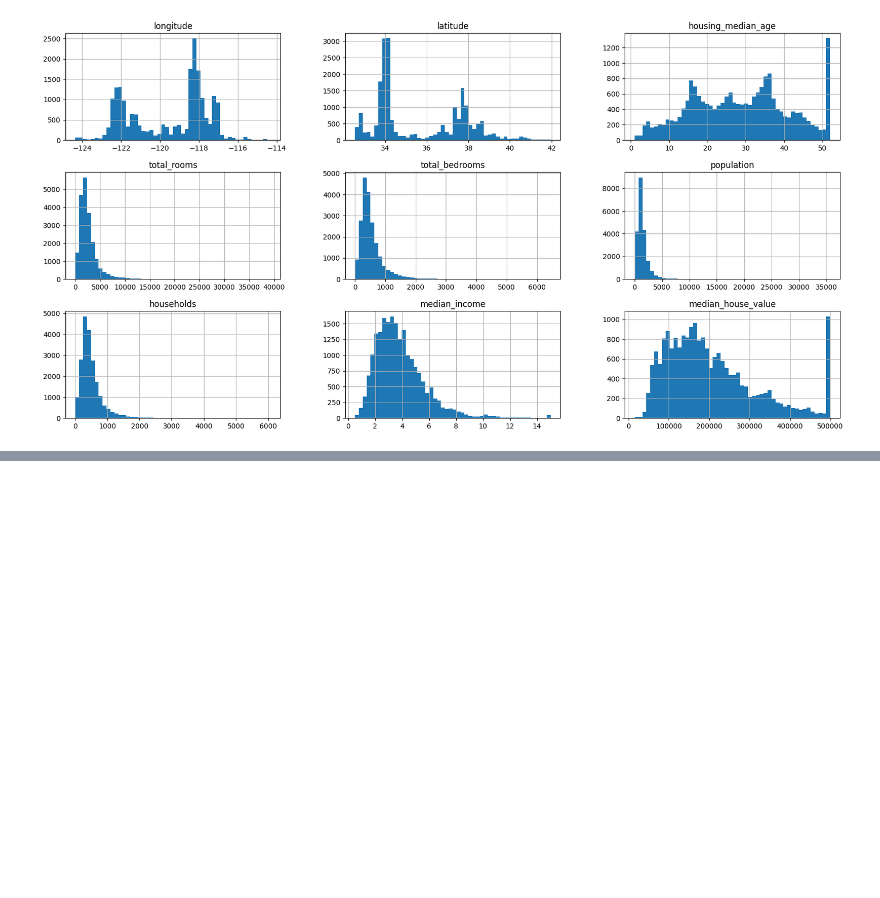
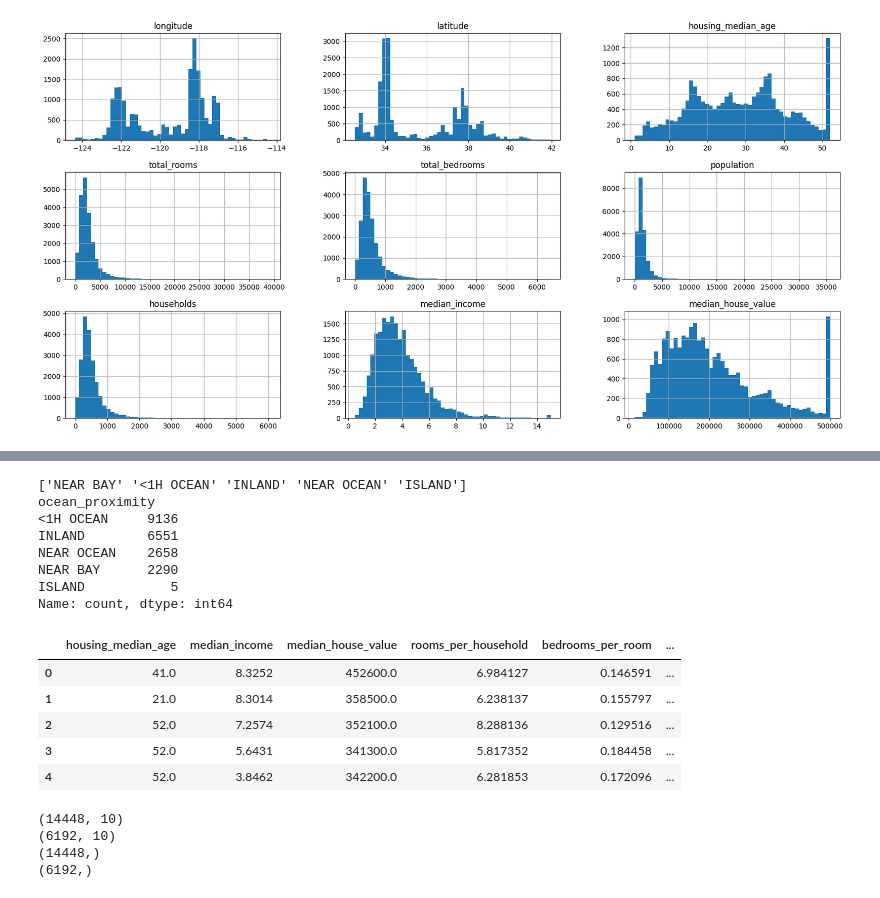
Before and after one commit to nafiul-nipu/AI-Machine-Learning-Practice, a Jupyter notebook: AI_Foundations_ML/CAHousingPrediction.ipynb, the cells around one changed output, grey strips where cells are left out. Saved outputs shown, nothing was run; the diff lists cells and outputs as text; code cells hidden in the pictures; blank space fills up the shorter version.

```diff
--- a/AI_Foundations_ML/CAHousingPrediction.ipynb
+++ b/AI_Foundations_ML/CAHousingPrediction.ipynb
@@ -62,0 +188,28 @@ plt.show()
+# %%
+# convert the categorical data to numerical using one shot method
+
+# unique values
+print(df.ocean_proximity.unique())
+
+# value counts
+print(df['ocean_proximity'].value_counts())
+
+# make them numeric using pandas get_dummies
+df_new = pd.get_dummies(data=df, columns=['ocean_proximity'])
+
+df_new.head()
+# %% [output]
+['NEAR BAY' '<1H OCEAN' 'INLAND' 'NEAR OCEAN' 'ISLAND']
+ocean_proximity
+<1H OCEAN     9136
+INLAND        6551
+NEAR OCEAN    2658
+NEAR BAY      2290
+ISLAND           5
+Name: count, dtype: int64
+|  | housing_median_age | median_income | median_house_value | rooms_per_household | bedrooms_per_room | ... |
+| 0 | 41.0 | 8.3252 | 452600.0 | 6.984127 | 0.146591 | ... |
+| 1 | 21.0 | 8.3014 | 358500.0 | 6.238137 | 0.155797 | ... |
+| 2 | 52.0 | 7.2574 | 352100.0 | 8.288136 | 0.129516 | ... |
+| 3 | 52.0 | 5.6431 | 341300.0 | 5.817352 | 0.184458 | ... |
+| 4 | 52.0 | 3.8462 | 342200.0 | 6.281853 | 0.172096 | ... |
@@ -62,0 +225,16 @@ plt.show()
+# %%
+# split train and test 70/30
+
+from sklearn.model_selection import train_test_split
+X_train, X_test, y_train, y_test = train_test_split(X, y, random_state=42, shuffle=True, test_size=0.3)
+
+# Confirm how the data was split
+print(X_train.shape)
+print(X_test.shape)
+print(y_train.shape)
+print(y_test.shape)
+# %% [output]
+(14448, 10)
+(6192, 10)
+(14448,)
+(6192,)
```
Also changed, not shown: parts of 14 cells of this notebook.
